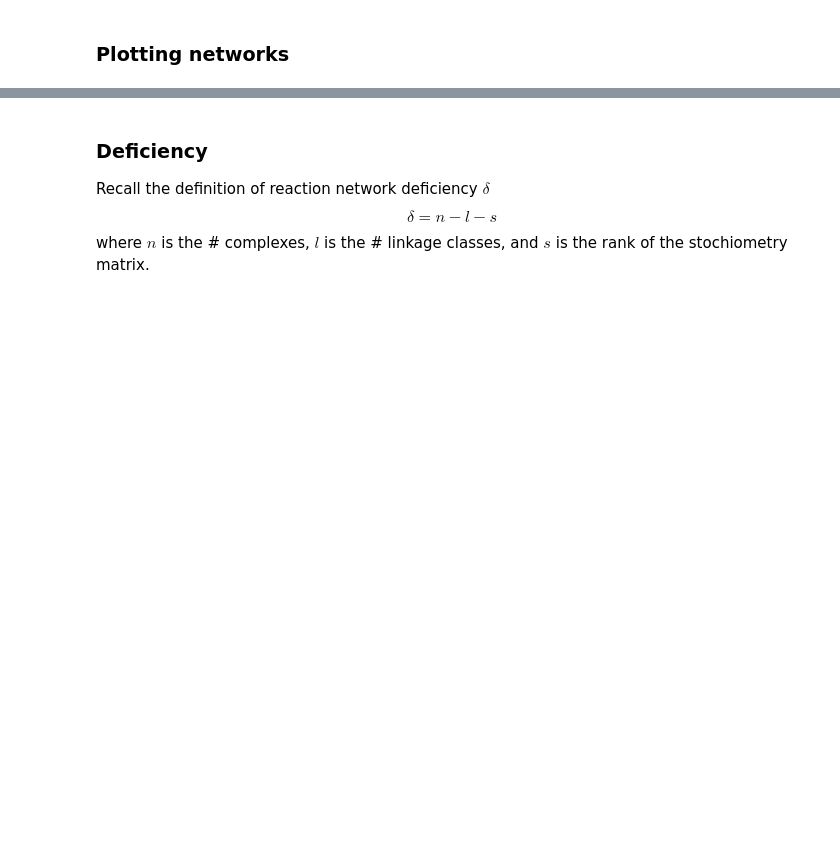
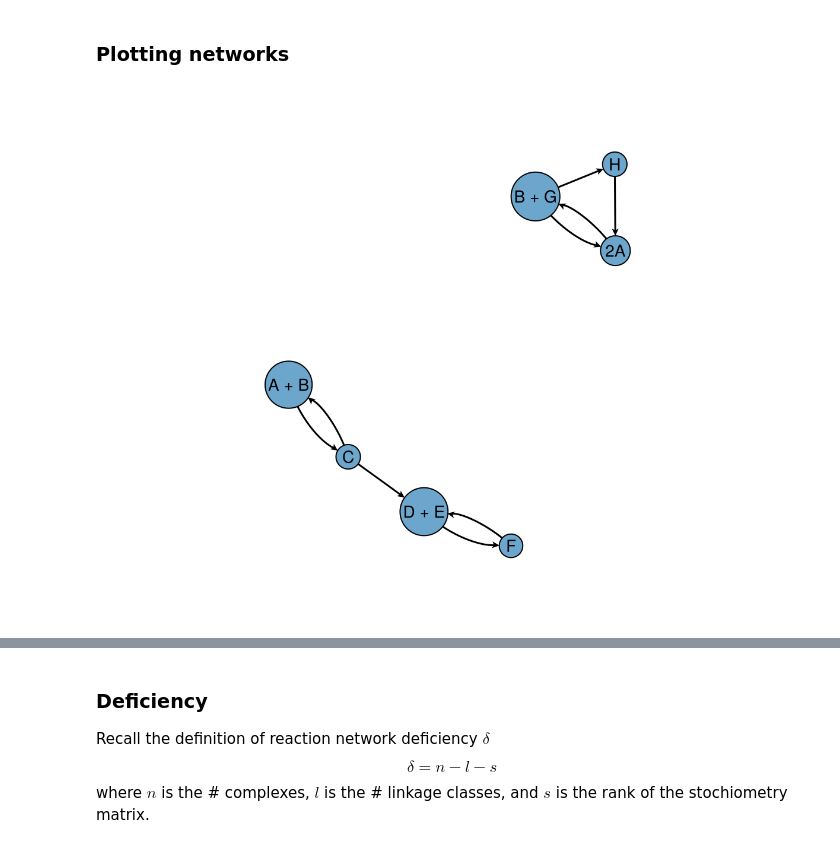
Before and after one commit to jedforrest/JuliaTutorials, a Jupyter notebook: Tutorial2.ipynb, the cells around one changed output, grey strips where cells are left out. Drawn from its saved outputs; the diff is of its cells as text; code cells hidden in the pictures; blank space fills up the shorter version.

```diff
--- a/Tutorial2.ipynb
+++ b/Tutorial2.ipynb
@@ -74,5 +147,9 @@ Pkg.add("GraphMakie")
 Pkg.add("NetworkLayout")
 # %%
 import CairoMakie, GraphMakie, NetworkLayout
+# %%
+plot_complexes(rn)
+# %% [output]
+[figure, added]
 # %%
 plot_complexes(subnets[1])
```
Also changed, not shown: parts of 51 cells of this notebook, 2 other files.
